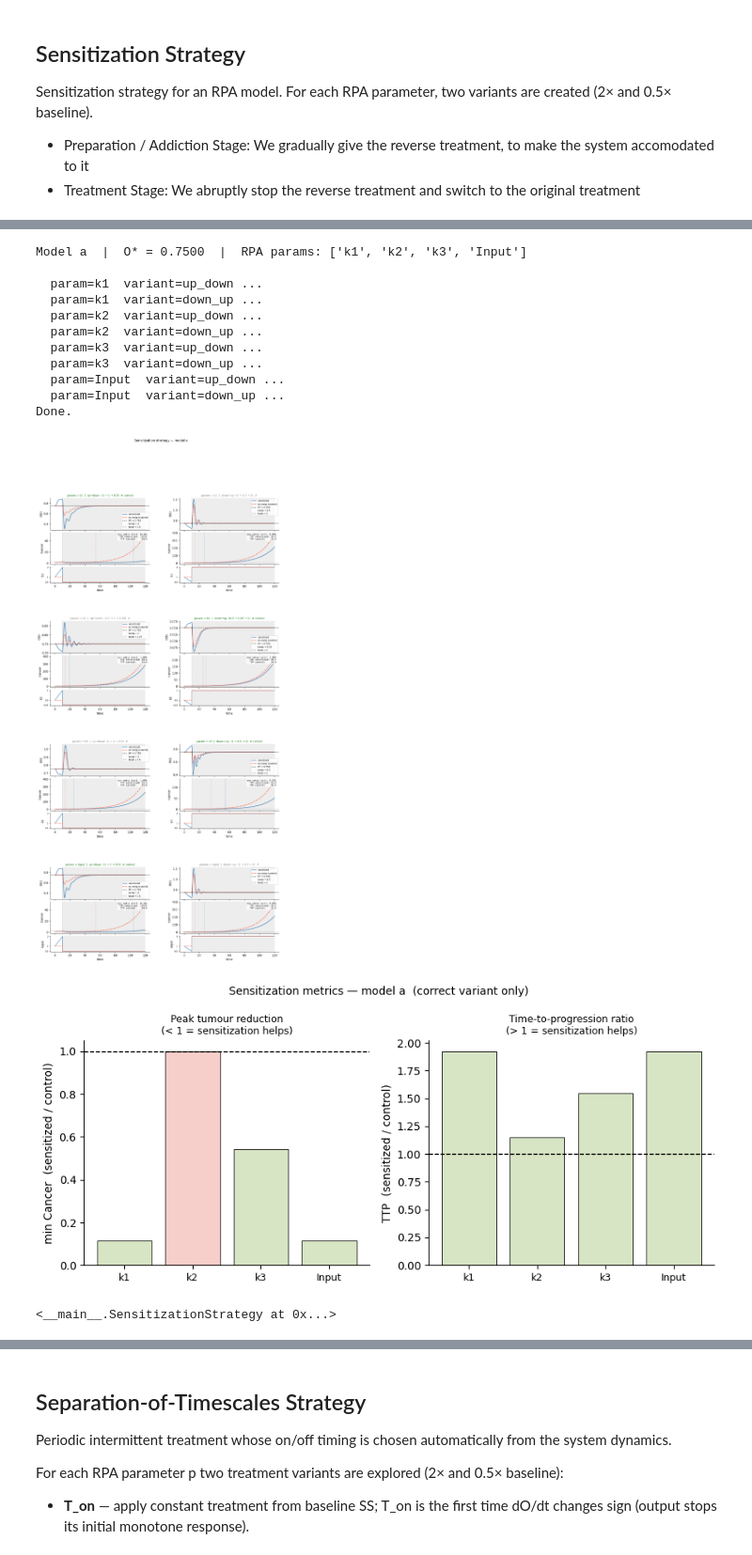
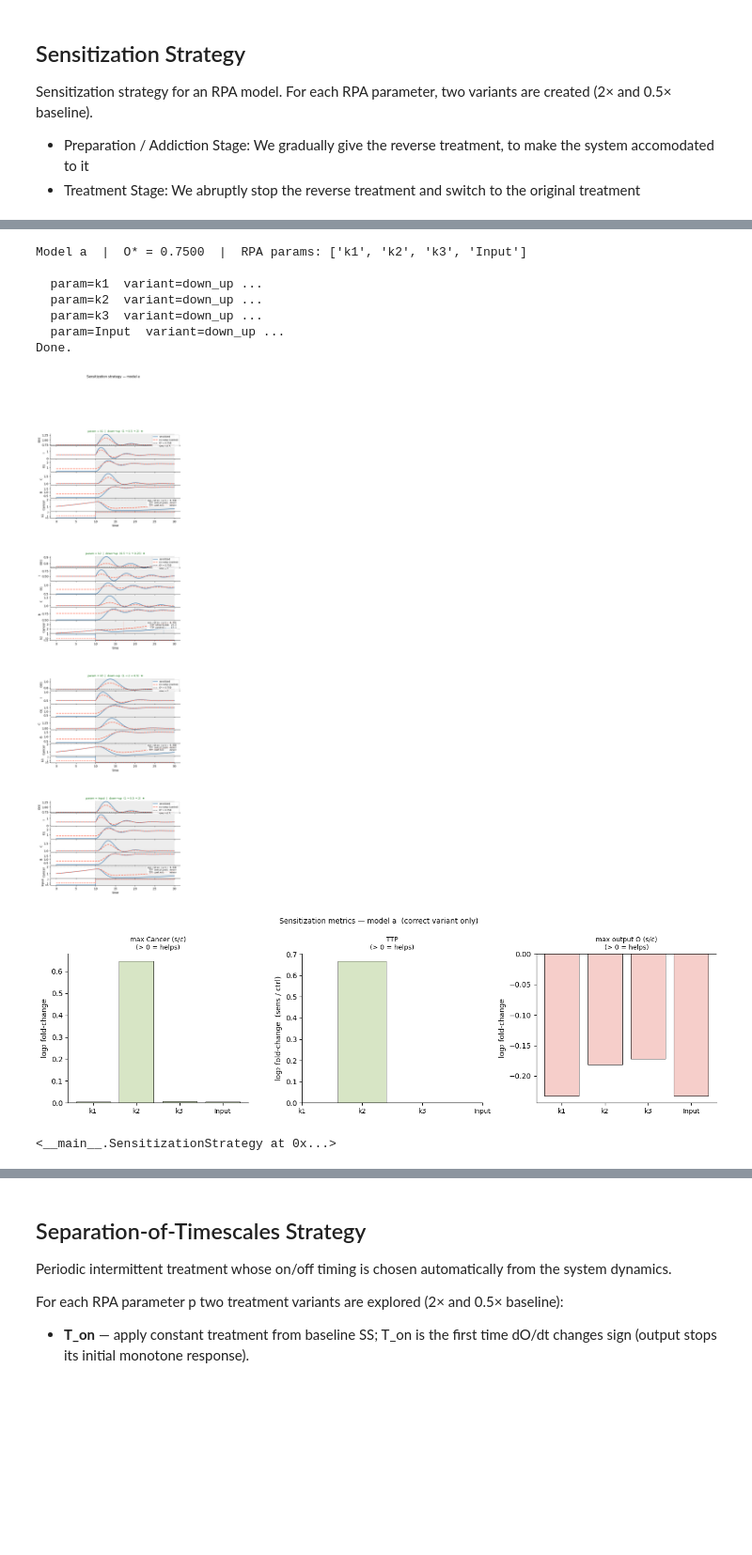
Before and after one commit to Liamir/autodiff-control, a Jupyter notebook: notebooks/rpa_model_class.ipynb, the cells around one changed output, grey strips where cells are left out. Shown at 94% size. Saved outputs shown, nothing was run; the diff lists cells and outputs as text; code cells hidden in the pictures; blank space fills up the shorter version.

Commit message:
figure6

```diff
--- a/notebooks/rpa_model_class.ipynb
+++ b/notebooks/rpa_model_class.ipynb
@@ -185,7 +186,8 @@ c2_cancer = 1.0
 def make_cancer_f(oidx):
     """Return extra_f for Cancer given the output variable index oidx."""
     def cancer_f(t, y, O_star):
-        return [y[-1] * (c1_cancer - c2_cancer * max(O_star - y[oidx], 0.0))]
+        # return [y[-1] * (c1_cancer - c2_cancer * max(O_star - y[oidx], 0.0))]
+        return [y[-1] * (c1_cancer - c2_cancer * max(y[oidx] - O_star, 0.0))]
     return cancer_f
 
 # ── Case a ────────────────────────────────────────────────────────────────────
@@ -1296,18 +1482,14 @@ def run_sensitization_demo(model, ramp_duration=10.0, t_post=30.0, dt=0.005,
 # %%
-run_sensitization_demo(model_a, ramp_duration=10.0, t_post=110.0, cancer_threshold=2.0)
+run_sensitization_demo(model_a, ramp_duration=10.0, t_post=20.0, cancer_threshold=2.0, fast_prep=True, start_from_primed_ss=True, variant='down_up')
 # %% [output]
 Model a  |  O* = 0.7500  |  RPA params: ['k1', 'k2', 'k3', 'Input']
 
-  param=k1  variant=up_down ...
   param=k1  variant=down_up ...
-  param=k2  variant=up_down ...
   param=k2  variant=down_up ...
-  param=k3  variant=up_down ...
   param=k3  variant=down_up ...
-  param=Input  variant=up_down ...
   param=Input  variant=down_up ...
 Done.
-[figure, old version]
+[figure, new version]
-[figure, old version]
+[figure, new version]
 <__main__.SensitizationStrategy at 0x...>
 # %%
```
Also changed, not shown: parts of 5 cells of this notebook, 2 other files.
